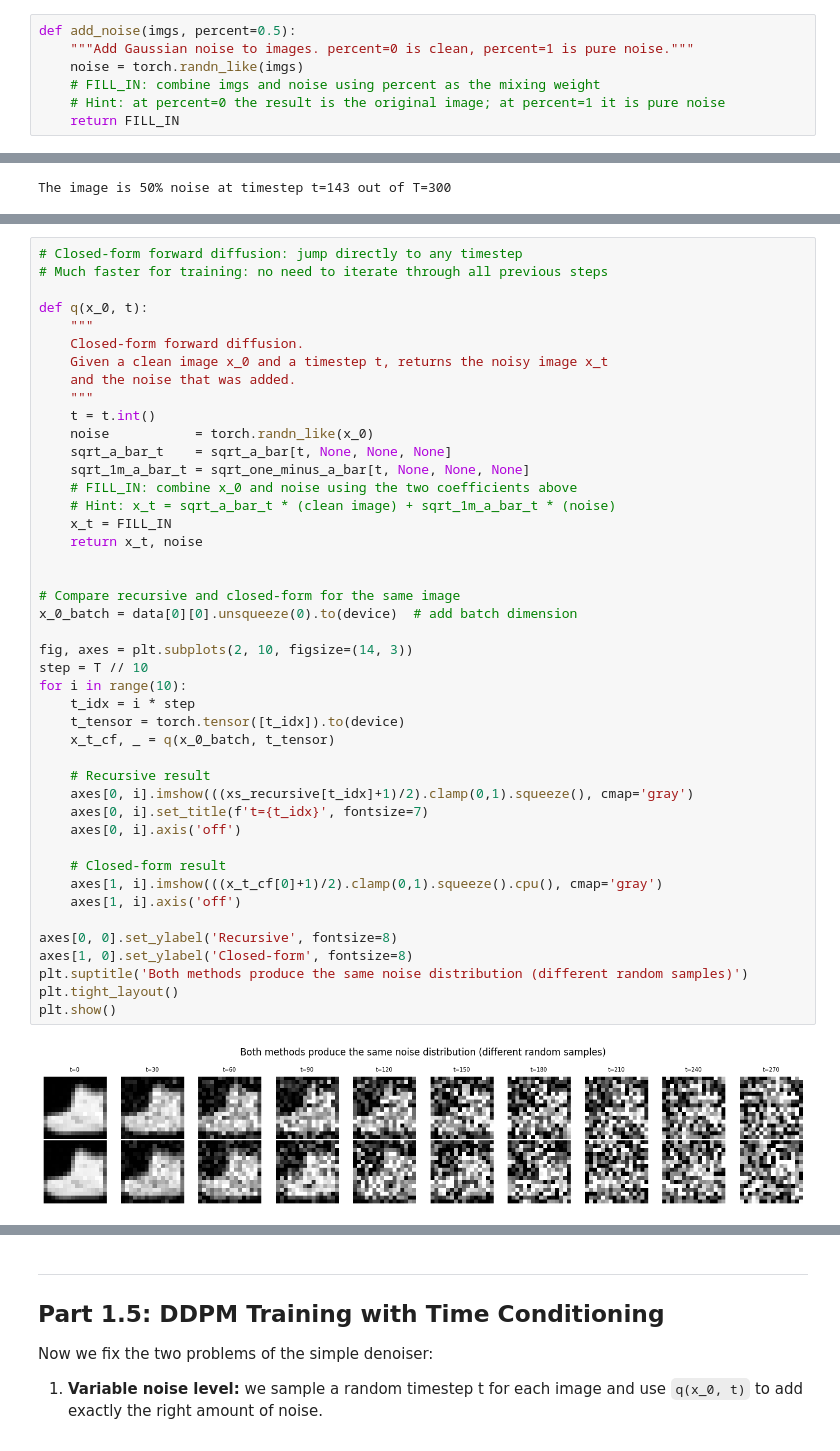
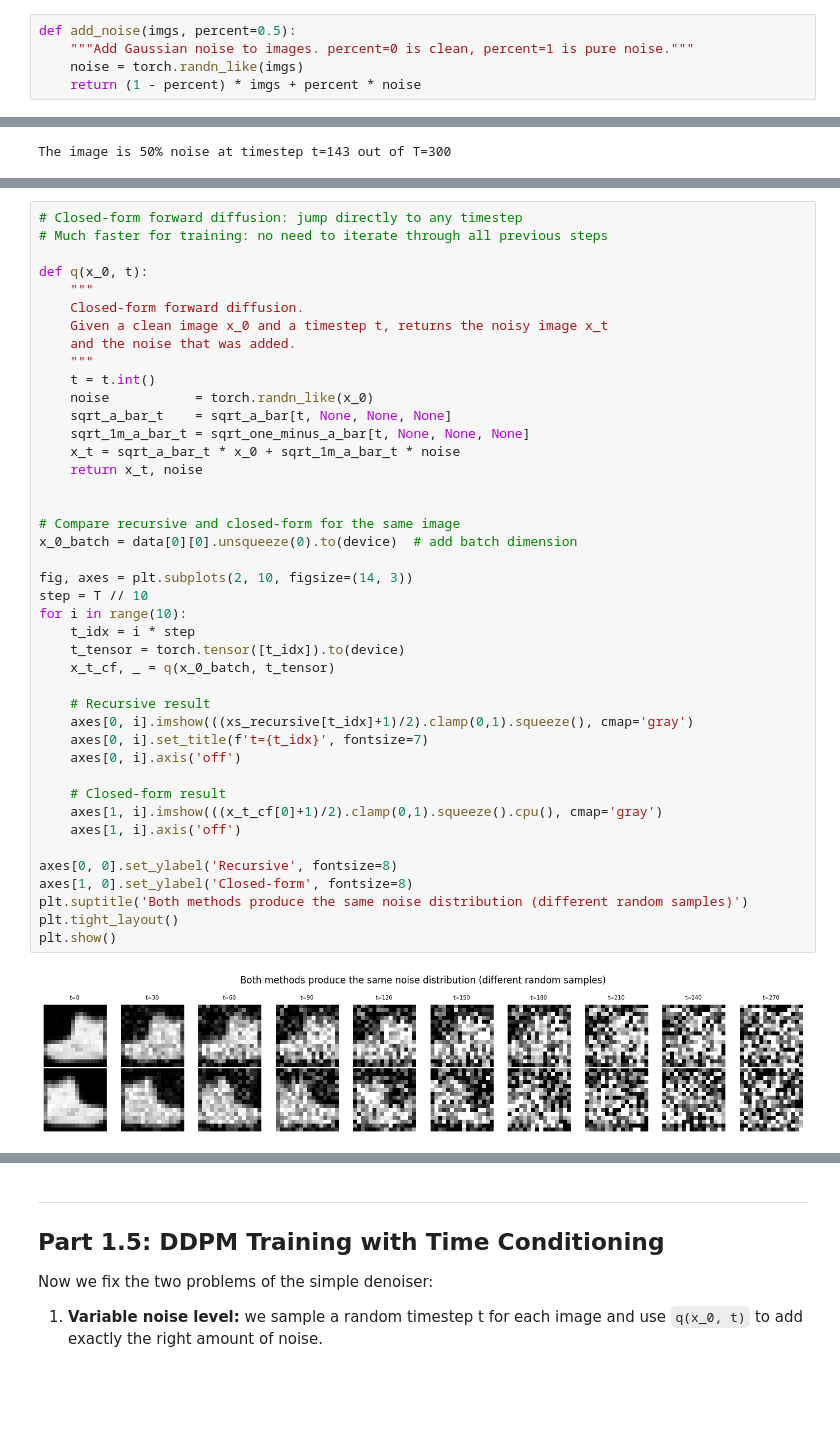
Before and after one commit to janid/workshop-genai, a Jupyter notebook: notebooks/Part1_UNets_ForwardDiffusion.ipynb, the cells around one changed output, grey strips where cells are left out. Drawn from its saved outputs; the diff is of its cells as text; blank space fills up the shorter version.

```diff
--- a/notebooks/Part1_UNets_ForwardDiffusion.ipynb
+++ b/notebooks/Part1_UNets_ForwardDiffusion.ipynb
@@ -254,6 +247,4 @@ The function should mix the clean image and Gaussian noise so that:
 def add_noise(imgs, percent=0.5):
     """Add Gaussian noise to images. percent=0 is clean, percent=1 is pure noise."""
     noise = torch.randn_like(imgs)
-    # FILL_IN: combine imgs and noise using percent as the mixing weight
-    # Hint: at percent=0 the result is the original image; at percent=1 it is pure noise
-    return FILL_IN
+    return (1 - percent) * imgs + percent * noise
@@ -487,35 +470,33 @@ def q(x_0, t):
     noise           = torch.randn_like(x_0)
     sqrt_a_bar_t    = sqrt_a_bar[t, None, None, None]
     sqrt_1m_a_bar_t = sqrt_one_minus_a_bar[t, None, None, None]
-    # FILL_IN: combine x_0 and noise using the two coefficients above
-    # Hint: x_t = sqrt_a_bar_t * (clean image) + sqrt_1m_a_bar_t * (noise)
-    x_t = FILL_IN
+    x_t = sqrt_a_bar_t * x_0 + sqrt_1m_a_bar_t * noise
     return x_t, noise
 
 
 # Compare recursive and closed-form for the same image
 x_0_batch = data[0][0].unsqueeze(0).to(device)  # add batch dimension
 
 fig, axes = plt.subplots(2, 10, figsize=(14, 3))
 step = T // 10
 for i in range(10):
     t_idx = i * step
     t_tensor = torch.tensor([t_idx]).to(device)
     x_t_cf, _ = q(x_0_batch, t_tensor)
 
     # Recursive result
     axes[0, i].imshow(((xs_recursive[t_idx]+1)/2).clamp(0,1).squeeze(), cmap='gray')
     axes[0, i].set_title(f't={t_idx}', fontsize=7)
     axes[0, i].axis('off')
 
     # Closed-form result
     axes[1, i].imshow(((x_t_cf[0]+1)/2).clamp(0,1).squeeze().cpu(), cmap='gray')
     axes[1, i].axis('off')
 
 axes[0, 0].set_ylabel('Recursive', fontsize=8)
 axes[1, 0].set_ylabel('Closed-form', fontsize=8)
 plt.suptitle('Both methods produce the same noise distribution (different random samples)')
 plt.tight_layout()
 plt.show()
 # %% [output]
-[figure, old version]
+[figure, new version]
```
Also changed, not shown: parts of 29 cells of this notebook, 12 other files.
